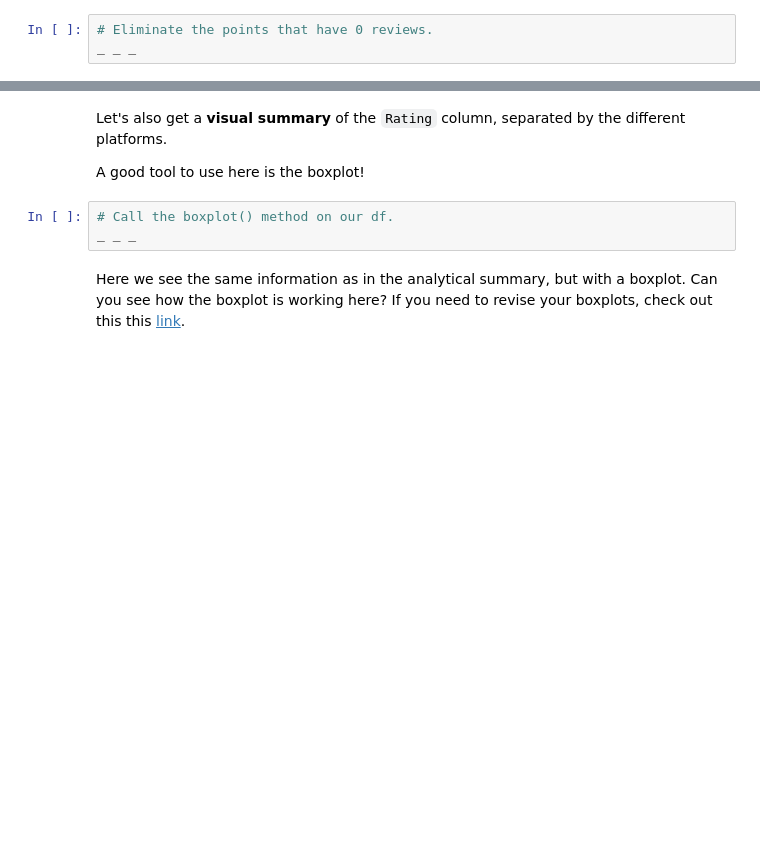
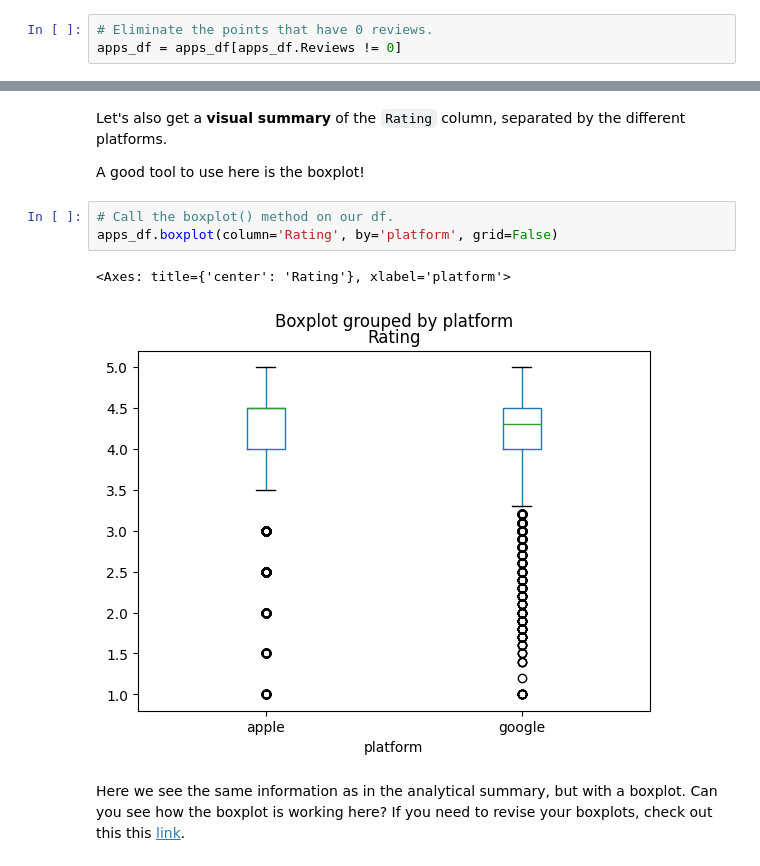
Before and after one commit to KaroAntonio/dsc, a Jupyter notebook: Unit 11 - Python Statistics in EDA/11.3 Apps Case Study/Springboard Apps project - Tier 3 - Complete.ipynb, the cells around one changed output, grey strips where cells are left out. Drawn from its saved outputs; the diff is of its cells as text; blank space fills up the shorter version.

```diff
--- a/Unit 11 - Python Statistics in EDA/11.3 Apps Case Study/Springboard Apps project - Tier 3 - Complete.ipynb
+++ b/Unit 11 - Python Statistics in EDA/11.3 Apps Case Study/Springboard Apps project - Tier 3 - Complete.ipynb
@@ -425,4 +426,4 @@ apps_df[apps_df.Reviews == 0].count()
 929 apps do not have reviews, we need to eliminate these points!
 # %%
 # Eliminate the points that have 0 reviews.
-_ _ _
+apps_df = apps_df[apps_df.Reviews != 0]
@@ -464,7 +479,10 @@ Let's also get a **visual summary** of the `Rating` column, separated by the dif
 A good tool to use here is the boxplot!
 # %%
 # Call the boxplot() method on our df.
-_ _ _
+apps_df.boxplot(column='Rating', by='platform', grid=False)
+# %% [output]
+<Axes: title={'center': 'Rating'}, xlabel='platform'>
+[figure, added]
 # %% [markdown]
 Here we see the same information as in the analytical summary, but with a boxplot. Can you see how the boxplot is working here? If you need to revise your boxplots, check out this this [link](https://www.kaggle.com/ramamet4/app-store-apple-data-set-10k-apps).
 # %% [markdown]
```
Also changed, not shown: parts of 20 cells of this notebook.
